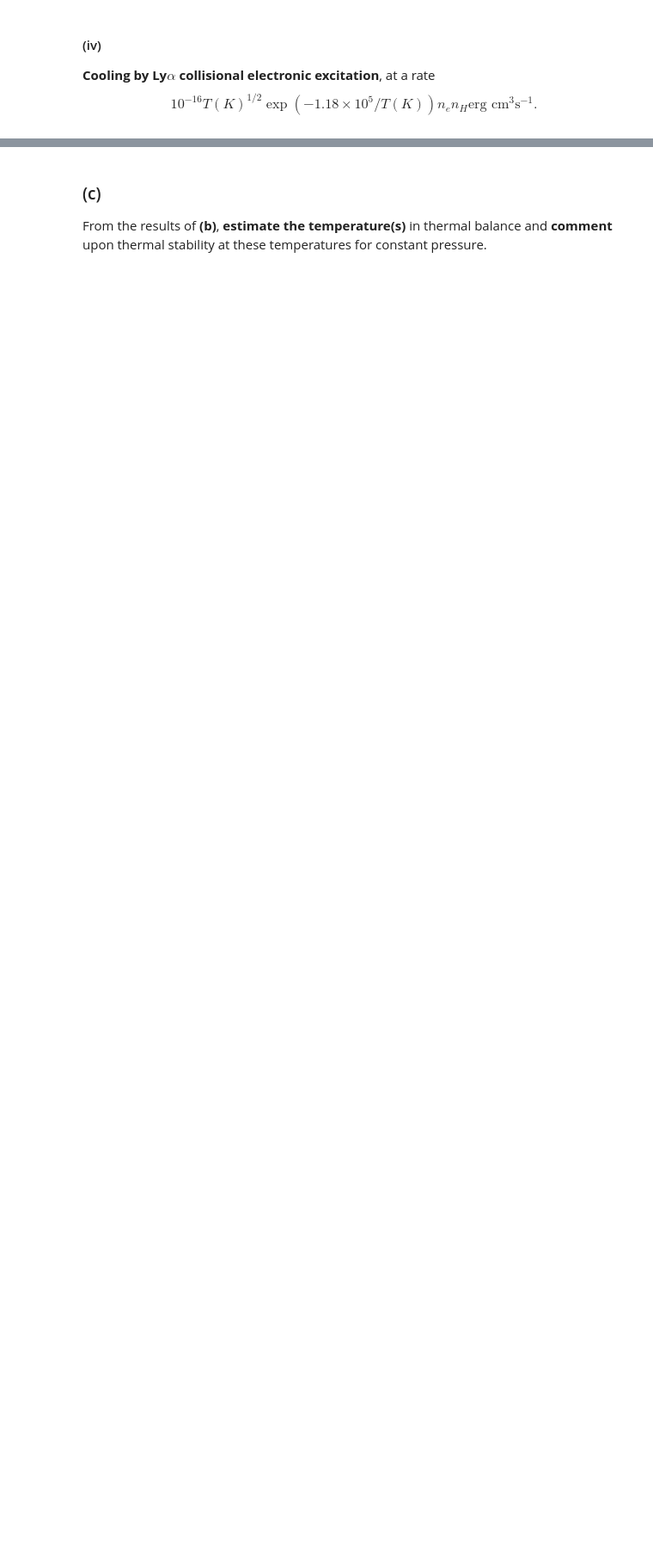
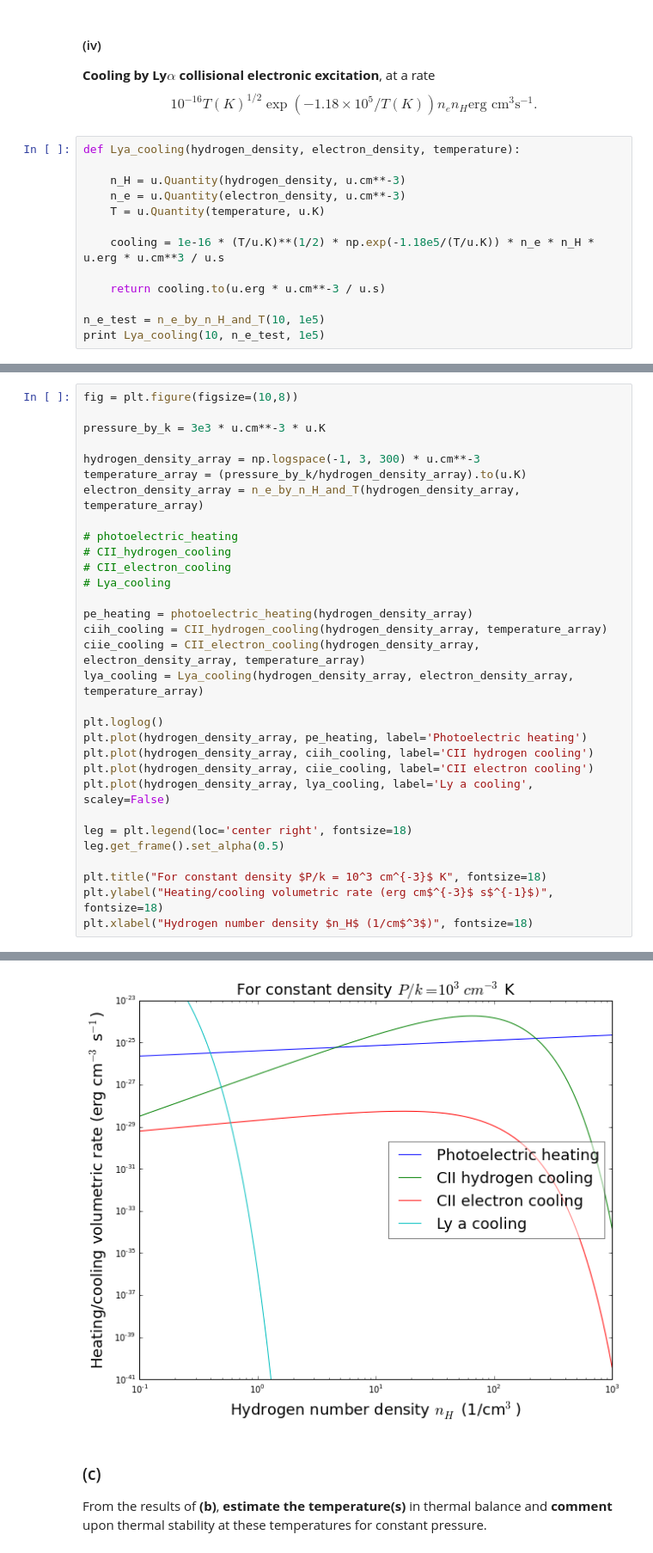
Before and after one commit to tomr-stargazer/astro535, a Jupyter notebook: ISM HW 3.ipynb, the cells around one changed output, grey strips where cells are left out. Shown at 86% size. Saved outputs shown, nothing was run; the diff lists cells and outputs as text; blank space fills up the shorter version.

```diff
--- a/ISM HW 3.ipynb
+++ b/ISM HW 3.ipynb
@@ -404,3 +472,16 @@ $$ 1.6\times 10^{-24} T_2^{-0.25} \exp(-0.92/T_2)n_e n_H \textrm{erg~cm}^3\textr
 #### (iv)
 **Cooling by Ly$\alpha$ collisional electronic excitation**, at a rate
 $$ 10^{-16} T(K)^{1/2} \exp(-1.18 \times 10^5/T(K)) n_e n_H \textrm{erg~cm}^3\textrm{s}^{-1}.$$
+# %%
+def Lya_cooling(hydrogen_density, electron_density, temperature):
+
+    n_H = u.Quantity(hydrogen_density, u.cm**-3)
+    n_e = u.Quantity(electron_density, u.cm**-3)
+    T = u.Quantity(temperature, u.K)
+
+    cooling = 1e-16 * (T/u.K)**(1/2) * np.exp(-1.18e5/(T/u.K)) * n_e * n_H * u.erg * u.cm**3 / u.s
+
+    return cooling.to(u.erg * u.cm**-3 / u.s)
+
+n_e_test = n_e_by_n_H_and_T(10, 1e5)
+print Lya_cooling(10, n_e_test, 1e5)
@@ -406,0 +490,32 @@ $$ 10^{-16} T(K)^{1/2} \exp(-1.18 \times 10^5/T(K)) n_e n_H \textrm{erg~cm}^3\te
+# %%
+fig = plt.figure(figsize=(10,8))
+
+pressure_by_k = 3e3 * u.cm**-3 * u.K
+
+hydrogen_density_array = np.logspace(-1, 3, 300) * u.cm**-3
+temperature_array = (pressure_by_k/hydrogen_density_array).to(u.K)
+electron_density_array = n_e_by_n_H_and_T(hydrogen_density_array, temperature_array)
+
+# photoelectric_heating
+# CII_hydrogen_cooling
+# CII_electron_cooling
+# Lya_cooling
+
+pe_heating = photoelectric_heating(hydrogen_density_array)
+ciih_cooling = CII_hydrogen_cooling(hydrogen_density_array, temperature_array)
+ciie_cooling = CII_electron_cooling(hydrogen_density_array, electron_density_array, temperature_array)
+lya_cooling = Lya_cooling(hydrogen_density_array, electron_density_array, temperature_array)
+
+plt.loglog()
+plt.plot(hydrogen_density_array, pe_heating, label='Photoelectric heating')
+plt.plot(hydrogen_density_array, ciih_cooling, label='CII hydrogen cooling')
+plt.plot(hydrogen_density_array, ciie_cooling, label='CII electron cooling')
+plt.plot(hydrogen_density_array, lya_cooling, label='Ly a cooling', scaley=False)
+
+leg = plt.legend(loc='center right', fontsize=18)
+leg.get_frame().set_alpha(0.5)
+
+plt.title("For constant density $P/k = 10^3 cm^{-3}$ K", fontsize=18)
+plt.ylabel("Heating/cooling volumetric rate (erg cm$^{-3}$ s$^{-1}$)", fontsize=18)
+plt.xlabel("Hydrogen number density $n_H$ (1/cm$^3$)", fontsize=18)
+# %% [output]
@@ -407,3 +523,4 @@ $$ 10^{-16} T(K)^{1/2} \exp(-1.18 \times 10^5/T(K)) n_e n_H \textrm{erg~cm}^3\te
+[figure, added]
 # %% [markdown]
 ### (c)
 From the results of **(b)**, **estimate the temperature(s)** in thermal balance and **comment** upon thermal stability at these temperatures for constant pressure.
```
Also changed, not shown: parts of 12 cells of this notebook.
